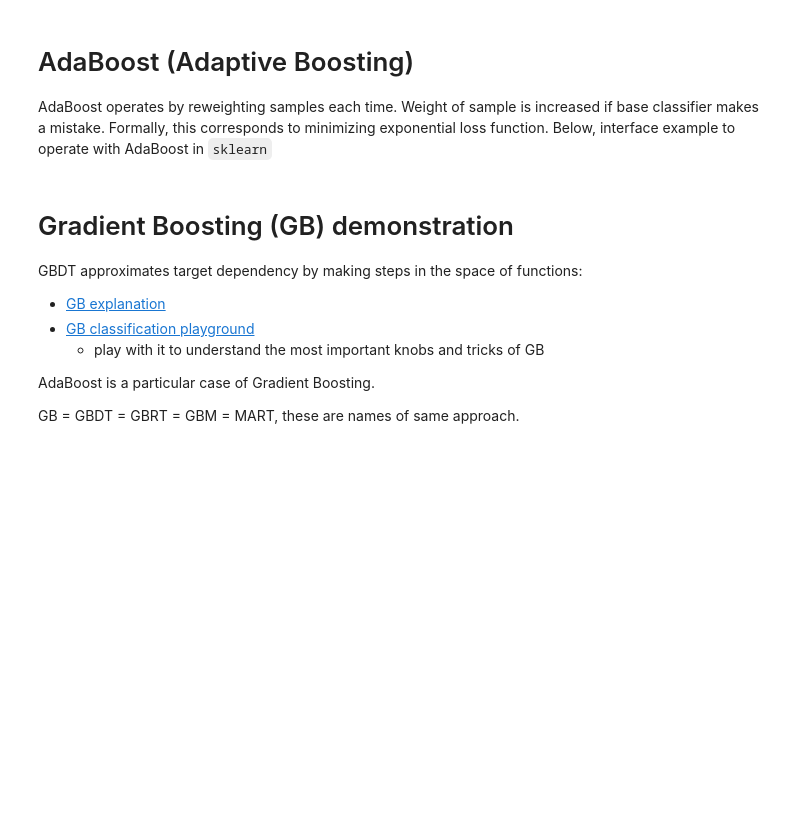
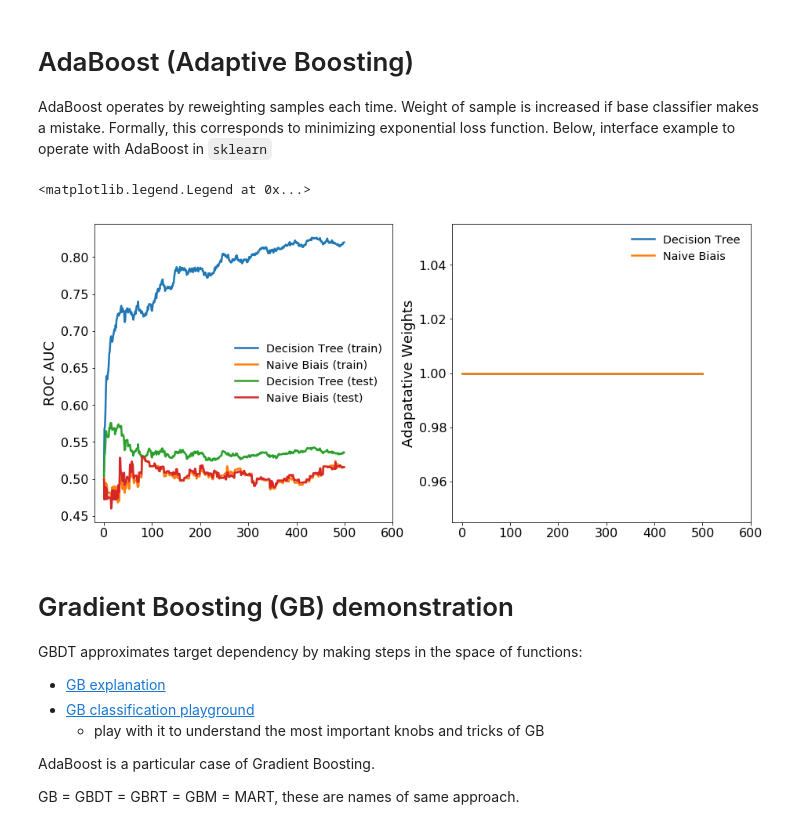
Before and after one commit to rmadar/MachineLearningLectureCF, a Jupyter notebook: day2/Ensembling.ipynb, the cells around one changed output. Saved outputs shown, nothing was run; the diff lists cells and outputs as text; code cells hidden in the pictures; blank space fills up the shorter version.

Commit message:
Looking at Adaptative boosting (trees and naive biais learning)

```diff
--- a/day2/Ensembling.ipynb
+++ b/day2/Ensembling.ipynb
@@ -167,15 +177,56 @@ There are `SCHEDULED_DEPARTURE` and `SCHEDULED_ARRIVAL` among the most important
 
 AdaBoost operates by reweighting samples each time. Weight of sample is increased if base classifier makes a mistake. Formally, this corresponds to minimizing exponential loss function. Below, interface example to operate with AdaBoost in `sklearn`
 # %%
-from sklearn.ensemble import AdaBoostClassifier
+from sklearn.ensemble    import AdaBoostClassifier
 from sklearn.naive_bayes import GaussianNB
+
 # define Ada Boost classifier over Decision Trees
-clf = AdaBoostClassifier(n_estimators=100,
-                         base_estimator=DecisionTreeClassifier(max_depth=3))
+ab_clf = AdaBoostClassifier(n_estimators=500,
+                            base_estimator=DecisionTreeClassifier(max_depth=5)).fit(trainX.to_pandas(), trainY)
 
 # you can train AdaBoost over other classifiers
-clf = AdaBoostClassifier(n_estimators=100,
-                         base_estimator=GaussianNB())
+nb_clf = AdaBoostClassifier(n_estimators=500, base_estimator=GaussianNB()).fit(trainX.to_pandas(), trainY)
+# %%
+# Plot the area under the ROC curve for different Nestimator
+plt.figure(figsize=(15,7))
+
+for sX, sY, label in [(trainX, trainY, '(train)'), (testX, testY, '(test)')]:
+    predictions = numpy.zeros(len(sX))
+    weights_ab  = numpy.array( ab_clf.estimator_weights_ )
+    weights_nb  = numpy.array( nb_clf.estimator_weights_ )
+    curve_ab    = []
+    curve_nb    = []
+
+    i=0
+    predictions=0
+    for this_estimator in ab_clf.estimators_:
+        predictions += weights_ab[i] * this_estimator.predict(sX.to_pandas())
+        curve_ab.append( roc_auc_score(sY, predictions) )
+        i=i+1
+
+    i=0
+    predictions=numpy.zeros(len(sX))
+    for this_estimator in nb_clf.estimators_:
+        predictions += weights_nb[i] * this_estimator.predict(sX.to_pandas())
+        curve_nb.append( roc_auc_score(sY, predictions) )
+        i=i+1
+
+    plt.subplot(121)
+    plt.plot(curve_ab,label='Decision Tree '+label)
+    plt.plot(curve_nb,label='Naive Biais '  +label)
+    plt.xlim(-20,600)
+    plt.ylabel('ROC AUC')
+    plt.legend(frameon=False, fontsize='x-large', loc='best')
+
+plt.subplot(122)
+plt.plot(weights_ab,label='Decision Tree')
+plt.plot(weights_nb,label='Naive Biais')
+plt.xlim(-20,600)
+plt.ylabel('Adapatative Weights')
+plt.legend(frameon=False, fontsize='x-large', loc='best')
+# %% [output]
+<matplotlib.legend.Legend at 0x...>
+[figure, added]
 # %% [markdown]
 # Gradient Boosting (GB) demonstration
 
```
Also changed, not shown: parts of 10 cells of this notebook.
